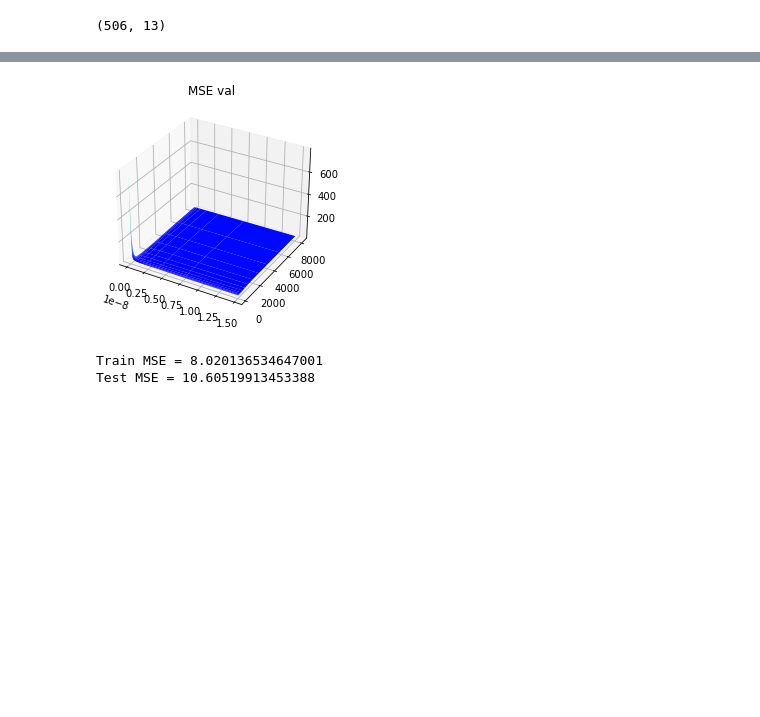
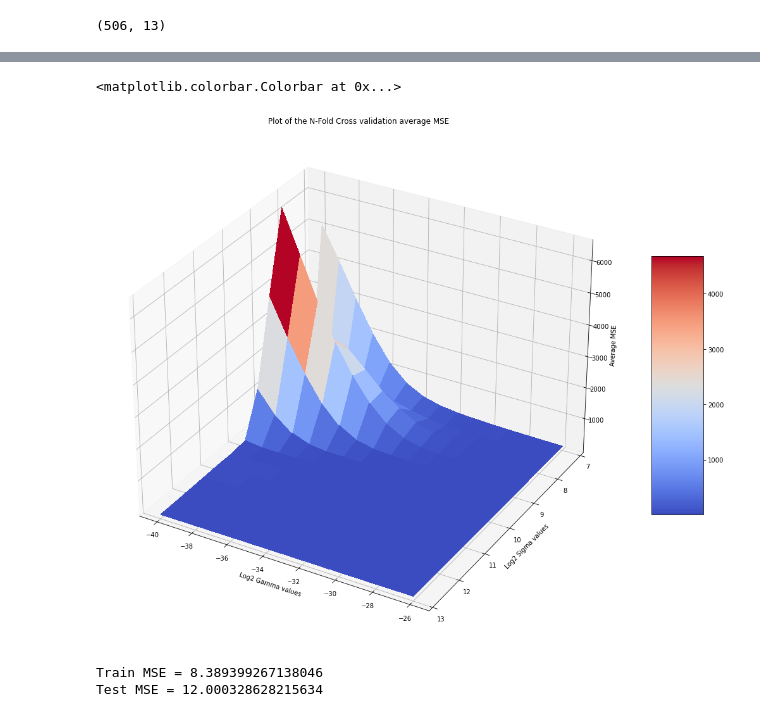
Before and after one commit to apof/Supervised-Lerning---Coursework_1, a Jupyter notebook: Exercise1_3_notebook.ipynb, the cells around one changed output, grey strips where cells are left out. Saved outputs shown, nothing was run; the diff lists cells and outputs as text; code cells hidden in the pictures; blank space fills up the shorter version.

```diff
--- a/Exercise1_3_notebook.ipynb
+++ b/Exercise1_3_notebook.ipynb
@@ -10,6 +11,26 @@ def K_calc(X1,X2,sigma):
     K=np.exp(-norm/(2*sigma**2))
     return K[0,0]
 
+### implementation of random train-test split
+def data_split(Data,test_size):
+
+    ### create a random permuation of the data indexes
+    indexes = np.random.permutation(len(Data))
+    ## define the test instances number
+    test_instances = int(test_size*len(Data))
+
+
+    train_data = []
+    test_data = []
+    ## parse each datum and place it on the train or test set
+    ## taking into account its randomly computed permutation index
+    for i in range(len(Data)):
+        if(i > test_instances):
+            train_data.append(np.array(Data[indexes[i]]))
+        else:
+            test_data.append(np.array(Data[indexes[i]]))
+
+    return np.array(train_data), np.array(test_data)
 # Cross validation
 
 def cross_validation(x_train,y_train,x_test,y_test,gamma_values,sigma_values,N_fold):
@@ -30,7 +51,7 @@ def cross_validation(x_train,y_train,x_test,y_test,gamma_values,sigma_values,N_f
             avg_val_MSE=0
             avg_train_MSE=0
 
-            print('gamma id '+str(gamma_values.index(gamma))+', sigma id '+str(sigma_values.index(sigma)))
+           # print('gamma id '+str(gamma_values.index(gamma))+', sigma id '+str(sigma_values.index(sigma)))
 
             for fold_id in range(N_fold): # work on first N fold
 
@@ -94,12 +115,12 @@ def cross_validation(x_train,y_train,x_test,y_test,gamma_values,sigma_values,N_f
             avg_val_MSE = avg_val_MSE[0,0]
             avg_val_MSE /= N_fold
             avg_val_MSE_plot_help.append(avg_val_MSE)
-            print('MSE = '+str(avg_val_MSE))
+         #   print('MSE = '+str(avg_val_MSE))
 
             avg_train_MSE = avg_train_MSE[0,0]
             avg_train_MSE /= N_fold
 
-            print('train MSE = '+str(avg_train_MSE))
+          #  print('train MSE = '+str(avg_train_MSE))
 
 
             if least_val_MSE==-1 or least_val_MSE>avg_val_MSE:
@@ -171,7 +192,7 @@ N_fold = 5
 features_number = 13
 test_split = round(((len(data_array)/3)/len(data_array)*100)/100,2)
 
-train_data, test_data = train_test_split(data_array,test_size=test_split)
+train_data, test_data = data_split(data_array,test_split)#train_test_split(data_array,test_size=test_split)
 
 
 x_train = train_data[:,:features_number-1].T
@@ -211,22 +232,23 @@ train MSE = 26.093721249914836
-# %%
-# Plot average MSE
-
-Z=np.asarray(avg_val_MSE_plot)
-X, Y = np.meshgrid(gamma_values, sigma_values)
-
-fig = plt.figure()
-ax = plt.axes(projection="3d")
-
-ax.plot_surface(X, Y, Z.T, rstride=1, cstride=1,
-                cmap='winter', edgecolor='none')
-ax.set_title('MSE val')
-plt.show()
-# %% [output]
-[figure, removed]
+# %%
+# Plot average MSE
+Z=np.transpose(np.asarray(avg_val_MSE_plot))
+X, Y = np.meshgrid(np.log2(gamma_values),np.log2(sigma_values))
+fig = plt.figure(figsize = (20,15))
+ax = fig.gca(projection='3d')
+ax.set_xlabel("Log2 Gamma values")
+ax.set_ylim(13,7)
+ax.set_ylabel("Log2 Sigma values")
+ax.set_zlabel("Average MSE")
+ax.set_title("Plot of the N-Fold Cross validation average MSE")
+surface = ax.plot_surface(X, Y, Z, cmap = cm.coolwarm, linewidth=0, antialiased=False)
+fig.colorbar(surface, shrink=0.5, aspect=5)
+# %% [output]
+<matplotlib.colorbar.Colorbar at 0x...>
+[figure, added]
 # %%
-#
+# Retrain on whole dataset
 train_MSE, test_MSE = MSE_train_test(x_train,x_test,y_train,y_test,best_gamma, best_sigma)
 # %% [output]
-Train MSE = 8.020136534647001
-Test MSE = 10.60519913453388
+Train MSE = 8.389399267138046
+Test MSE = 12.000328628215634
 # %%
```
Also changed, not shown: parts of 3 cells of this notebook, 1 other file.
